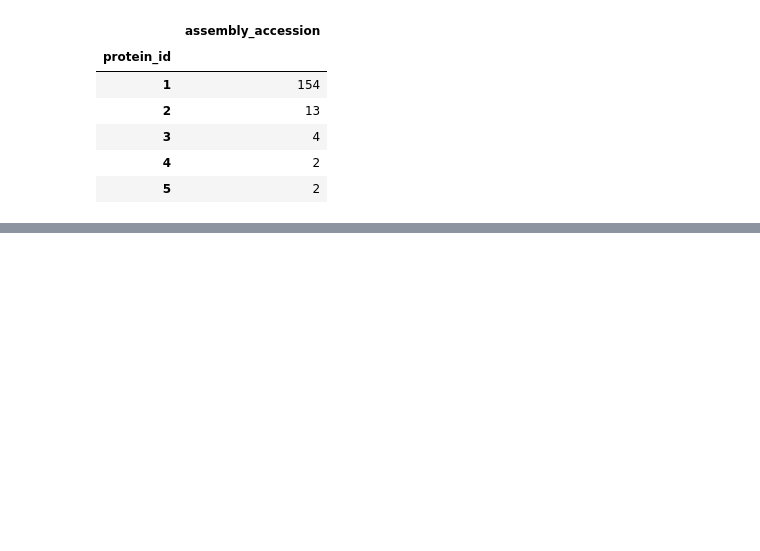
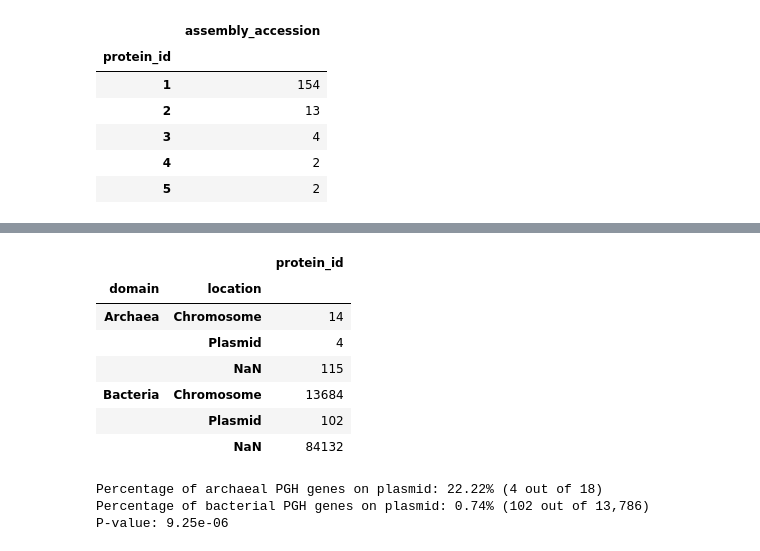
Before and after one commit to srom/archaea-vs-bacteria, a Jupyter notebook: notebook/figure1.ipynb, the cells around one changed output, grey strips where cells are left out. Drawn from its saved outputs; the diff is of its cells as text; code cells hidden in the pictures; blank space fills up the shorter version.

```diff
--- a/notebook/figure1.ipynb
+++ b/notebook/figure1.ipynb
@@ -538,0 +579,36 @@ n_proteins_per_genome_arc
+# %%
+grouped = plasmid_vs_chromosome_df[
+    plasmid_vs_chromosome_df['contig_length'].notnull()
+][
+    ['domain', 'location', 'protein_id']
+].groupby(['domain', 'location'], dropna=False).count()
+grouped
+# %% [output]
+|  |  | protein_id |
+| domain | location |  |
+| Archaea | Chromosome | 14 |
+|  | Plasmid | 4 |
+|  | NaN | 115 |
+| Bacteria | Chromosome | 13684 |
+|  | Plasmid | 102 |
+|  | NaN | 84132 |
+# %%
+arc_plasmid = grouped.loc[('Archaea', 'Plasmid'), 'protein_id']
+arc_chromosome = grouped.loc[('Archaea', 'Chromosome'), 'protein_id']
+
+bac_plasmid = grouped.loc[('Bacteria', 'Plasmid'), 'protein_id']
+bac_chromosome = grouped.loc[('Bacteria', 'Chromosome'), 'protein_id']
+
+arc_p_plasmid = 100 * arc_plasmid / (arc_plasmid + arc_chromosome)
+bac_p_plasmid = 100 * bac_plasmid / (bac_plasmid + bac_chromosome)
+
+contingency_table = [[arc_plasmid, arc_chromosome], [bac_plasmid, bac_chromosome]]
+_, p_value_plasmid = stats.fisher_exact(contingency_table)
+
+print(f'Percentage of archaeal PGH genes on plasmid: {arc_p_plasmid:.2f}% ({arc_plasmid:,} out of {arc_plasmid + arc_chromosome:,})')
+print(f'Percentage of bacterial PGH genes on plasmid: {bac_p_plasmid:.2f}% ({bac_plasmid:,} out of {bac_plasmid + bac_chromosome:,})')
+print(f'P-value: {p_value_plasmid:.2e}')
+# %% [output]
+Percentage of archaeal PGH genes on plasmid: 22.22% (4 out of 18)
+Percentage of bacterial PGH genes on plasmid: 0.74% (102 out of 13,786)
+P-value: 9.25e-06
```
Also changed, not shown: parts of 7 cells of this notebook, 5 other files.
